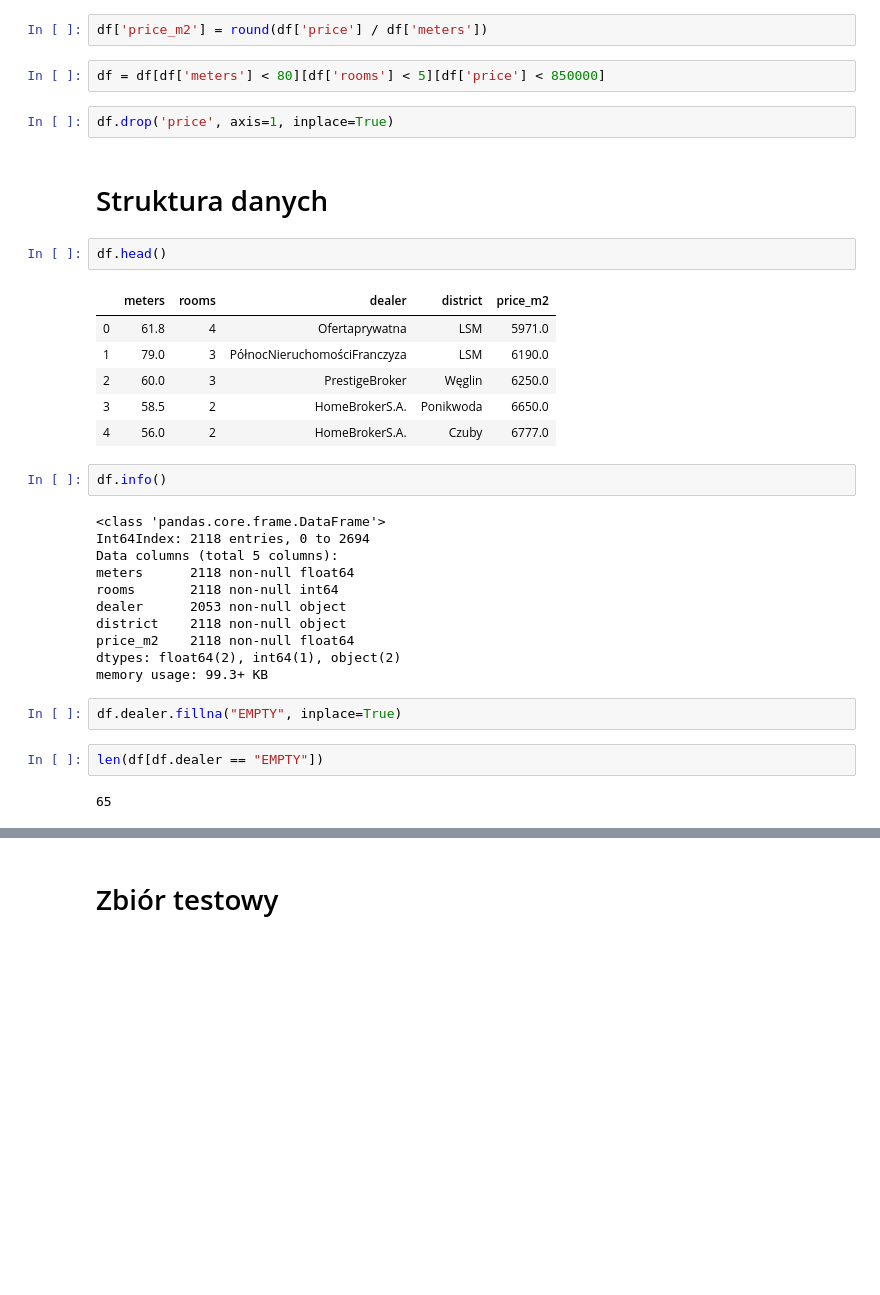
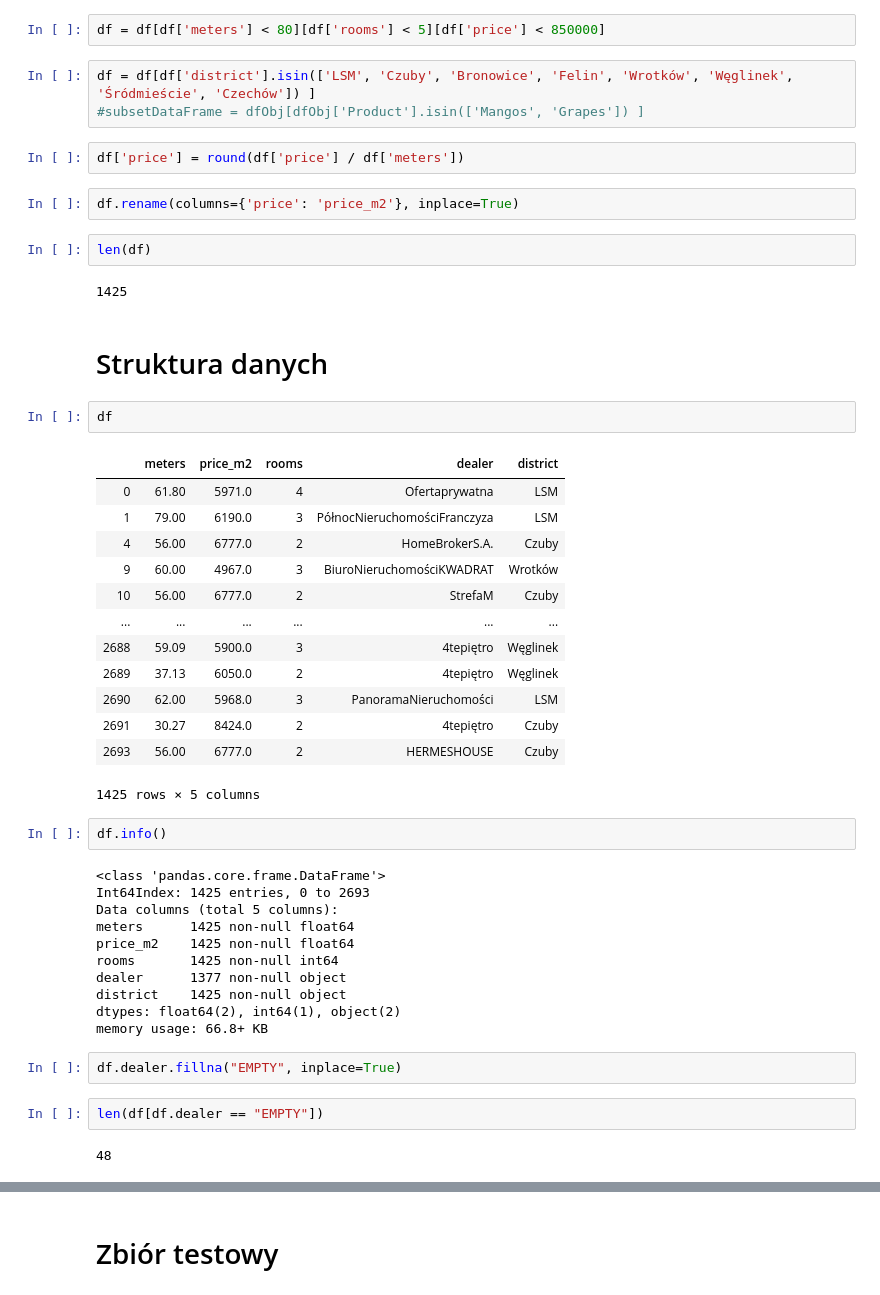
Before and after one commit to robertdigital/apartments_for_sale-analysis, a Jupyter notebook: machine_learning.ipynb, the cells around one changed output, grey strips where cells are left out. Cells and saved outputs as stored; diff of their text form; blank space fills up the shorter version.

```diff
--- a/machine_learning.ipynb
+++ b/machine_learning.ipynb
@@ -12,41 +16,55 @@ from sklearn.model_selection import train_test_split
 # %%
 df = pd.read_csv('data/results.csv', usecols=['meters', 'price', 'rooms', 'dealer', 'district'], na_values=['Zapytajocenę'])
-# %%
-df['price_m2'] = round(df['price'] / df['meters'])
 # %%
 df = df[df['meters'] < 80][df['rooms'] < 5][df['price'] < 850000]
+# %%
+df = df[df['district'].isin(['LSM', 'Czuby', 'Bronowice', 'Felin', 'Wrotków', 'Węglinek', 'Śródmieście', 'Czechów']) ]
+#subsetDataFrame = dfObj[dfObj['Product'].isin(['Mangos', 'Grapes']) ]
+# %%
+df['price'] = round(df['price'] / df['meters'])
 # %%
-df.drop('price', axis=1, inplace=True)
+df.rename(columns={'price': 'price_m2'}, inplace=True)
+# %%
+len(df)
+# %% [output]
+1425
 # %% [markdown]
 # Struktura danych
 # %%
-df.head()
+df
 # %% [output]
-|  | meters | rooms | dealer | district | price_m2 |
-| 0 | 61.8 | 4 | Ofertaprywatna | LSM | 5971.0 |
-| 1 | 79.0 | 3 | PółnocNieruchomościFranczyza | LSM | 6190.0 |
-| 2 | 60.0 | 3 | PrestigeBroker | Węglin | 6250.0 |
-| 3 | 58.5 | 2 | HomeBrokerS.A. | Ponikwoda | 6650.0 |
-| 4 | 56.0 | 2 | HomeBrokerS.A. | Czuby | 6777.0 |
+|  | meters | price_m2 | rooms | dealer | district |
+| 0 | 61.80 | 5971.0 | 4 | Ofertaprywatna | LSM |
+| 1 | 79.00 | 6190.0 | 3 | PółnocNieruchomościFranczyza | LSM |
+| 4 | 56.00 | 6777.0 | 2 | HomeBrokerS.A. | Czuby |
+| 9 | 60.00 | 4967.0 | 3 | BiuroNieruchomościKWADRAT | Wrotków |
+| 10 | 56.00 | 6777.0 | 2 | StrefaM | Czuby |
+| ... | ... | ... | ... | ... | ... |
+| 2688 | 59.09 | 5900.0 | 3 | 4tepiętro | Węglinek |
+| 2689 | 37.13 | 6050.0 | 2 | 4tepiętro | Węglinek |
+| 2690 | 62.00 | 5968.0 | 3 | PanoramaNieruchomości | LSM |
+| 2691 | 30.27 | 8424.0 | 2 | 4tepiętro | Czuby |
+| 2693 | 56.00 | 6777.0 | 2 | HERMESHOUSE | Czuby |
+1425 rows × 5 columns
 # %%
 df.info()
 # %% [output]
 <class 'pandas.core.frame.DataFrame'>
-Int64Index: 2118 entries, 0 to 2694
+Int64Index: 1425 entries, 0 to 2693
 Data columns (total 5 columns):
-meters      2118 non-null float64
-rooms       2118 non-null int64
-dealer      2053 non-null object
-district    2118 non-null object
-price_m2    2118 non-null float64
+meters      1425 non-null float64
+price_m2    1425 non-null float64
+rooms       1425 non-null int64
+dealer      1377 non-null object
+district    1425 non-null object
 dtypes: float64(2), int64(1), object(2)
-memory usage: 99.3+ KB
+memory usage: 66.8+ KB
 # %%
 df.dealer.fillna("EMPTY", inplace=True)
 # %%
 len(df[df.dealer == "EMPTY"])
 # %% [output]
-65
+48
 # %%
 df.info()
 # %% [output]
```
Also changed, not shown: parts of 56 cells of this notebook.
